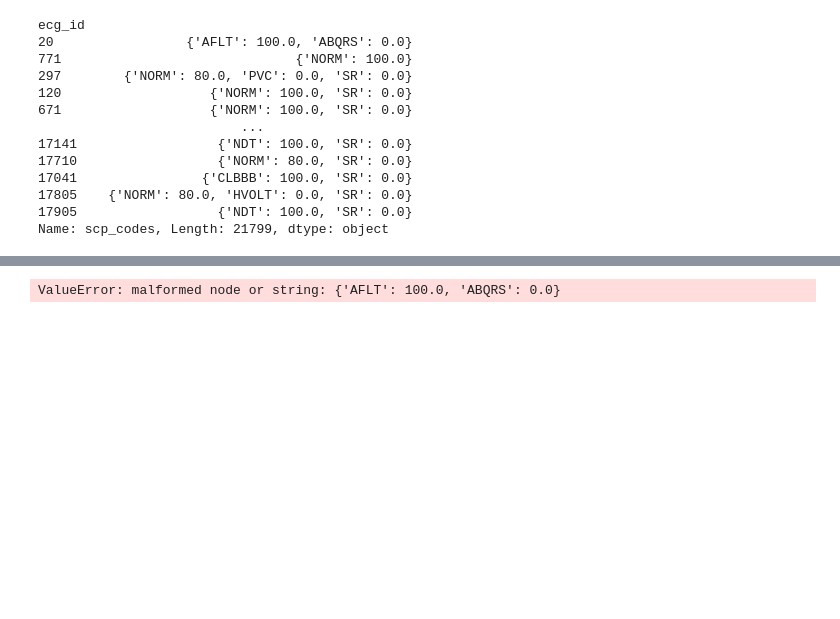
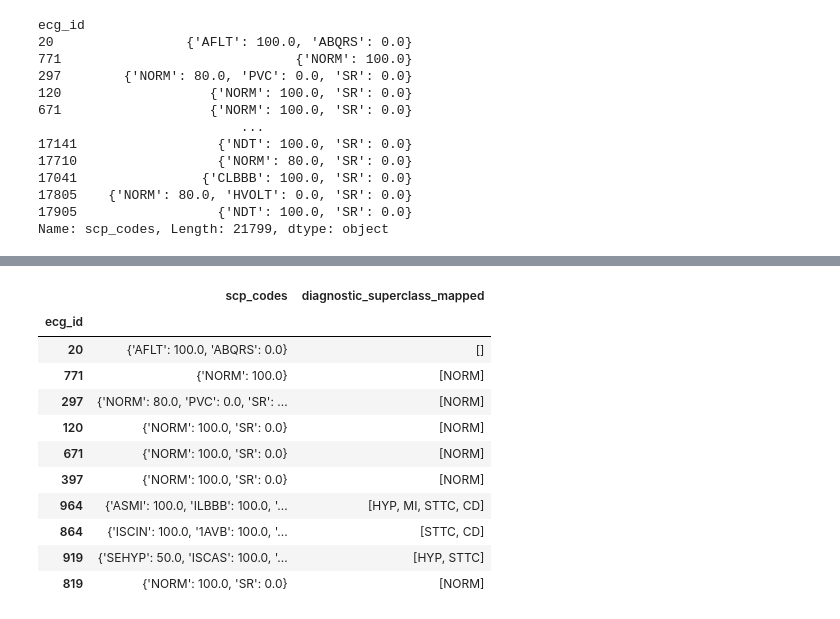
Before and after one commit to taniapazospuig/compbiomed-labs, a Jupyter notebook: 01_data_exploration.ipynb, the cells around one changed output, grey strips where cells are left out. Saved outputs shown, nothing was run; the diff lists cells and outputs as text; code cells hidden in the pictures; blank space fills up the shorter version.

```diff
--- a/01_data_exploration.ipynb
+++ b/01_data_exploration.ipynb
@@ -87,4 +140,4 @@ In the PTB-XL dataset, patient age is provided at the time of ECG recording. How
 # %%
 # Cap age at 89
-variables["age"] = variables["age"].apply(lambda x: 89 if x == 300 else x)
+variables_cleaned["age"] = variables_cleaned["age"].apply(lambda x: 89 if x == 300 else x)
 # %%
@@ -106,22 +163,36 @@ Name: scp_codes, Length: 21799, dtype: object
+# %%
+from ast import literal_eval
+
+def safe_literal_eval(val):
+    if isinstance(val, str):
+        return literal_eval(val)
+    return val  # Already a dict, no need to convert
+
+variables_cleaned["scp_codes"] = variables_cleaned["scp_codes"].apply(safe_literal_eval)
 # %%
-from ast import literal_eval
-
 # Load statement reference table
 scp_df = pd.read_csv(os.path.join(base_dir, "scp_statements.csv"), index_col=0)
 
-# Keep rows with a valid diagnostic class
+# Keep only rows with a diagnostic_class
 scp_diagnostic_map = scp_df[scp_df["diagnostic_class"].notnull()]["diagnostic_class"].to_dict()
 
-# Convert columns scp_codes from string to dictionary
-variables["scp_codes"] = variables["scp_codes"].apply(literal_eval)
-
-# Map scp_codes to one or more diagnostic superclasses
+# Map each scp_codes dict to diagnostic superclasses
 def map_to_superclasses(scp_code_dict):
     return list({scp_diagnostic_map[code] for code in scp_code_dict if code in scp_diagnostic_map})
 
-# Add a new column with the mapped superclasses
-variables["diagnostic_superclass_mapped"] = variables["scp_codes"].apply(map_to_superclasses)
+variables_cleaned["diagnostic_superclass_mapped"] = variables_cleaned["scp_codes"].apply(map_to_superclasses)
 
-variables[["scp_codes", "diagnostic_superclass_mapped"]].head()
+variables_cleaned[["scp_codes", "diagnostic_superclass_mapped"]].head(10)
 # %% [output]
-ValueError: malformed node or string: {'AFLT': 100.0, 'ABQRS': 0.0}
+|  | scp_codes | diagnostic_superclass_mapped |
+| ecg_id |  |  |
+| 20 | {'AFLT': 100.0, 'ABQRS': 0.0} | [] |
+| 771 | {'NORM': 100.0} | [NORM] |
+| 297 | {'NORM': 80.0, 'PVC': 0.0, 'SR': ... | [NORM] |
+| 120 | {'NORM': 100.0, 'SR': 0.0} | [NORM] |
+| 671 | {'NORM': 100.0, 'SR': 0.0} | [NORM] |
+| 397 | {'NORM': 100.0, 'SR': 0.0} | [NORM] |
+| 964 | {'ASMI': 100.0, 'ILBBB': 100.0, '... | [HYP, MI, STTC, CD] |
+| 864 | {'ISCIN': 100.0, '1AVB': 100.0, '... | [STTC, CD] |
+| 919 | {'SEHYP': 50.0, 'ISCAS': 100.0, '... | [HYP, STTC] |
+| 819 | {'NORM': 100.0, 'SR': 0.0} | [NORM] |
```
Also changed, not shown: parts of 19 cells of this notebook.
